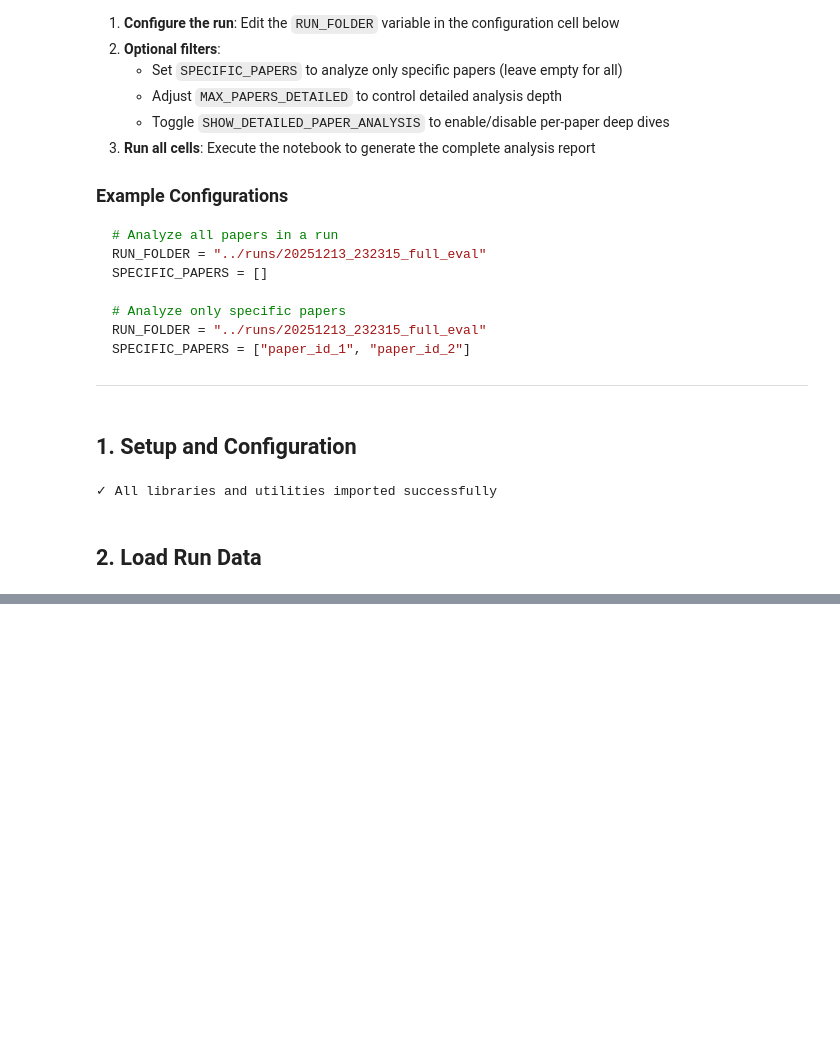
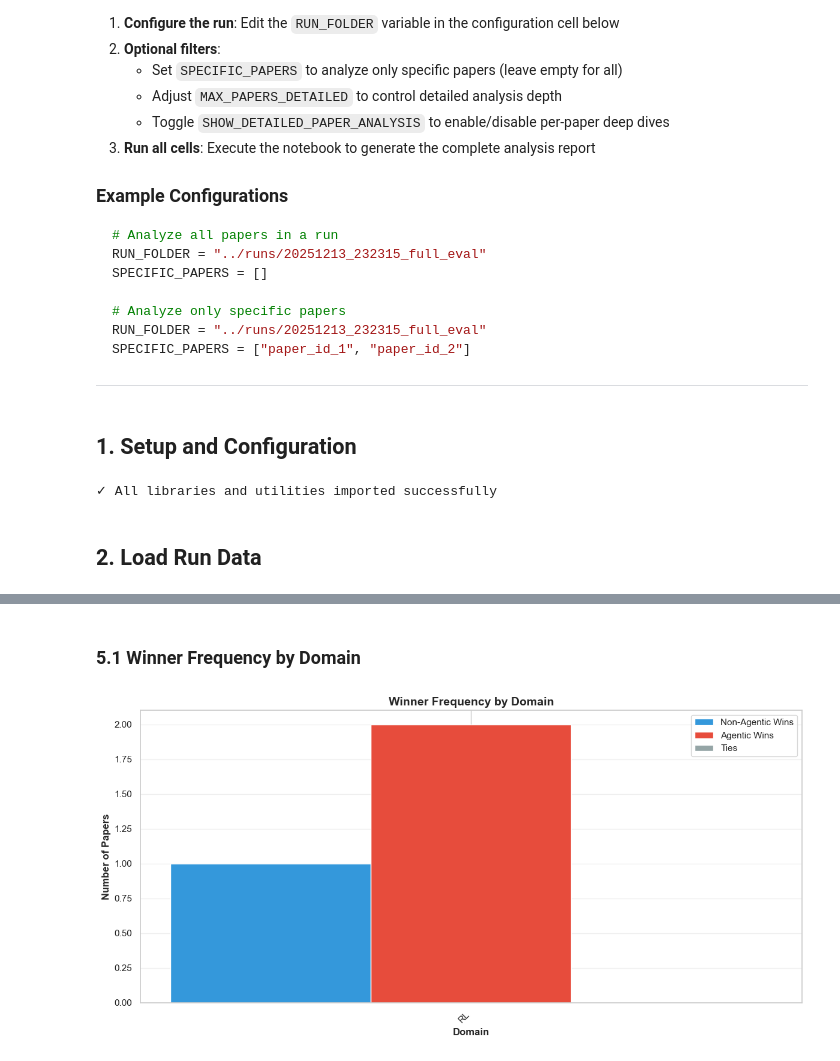
Before and after one commit to abrarmalang/AI-Scientist-v2-EvExDQ, a Jupyter notebook: experimental_setup_eval/notebooks/multi_paper_statistics.ipynb, the cells around one changed output, grey strips where cells are left out. Drawn from its saved outputs; the diff is of its cells as text; code cells hidden in the pictures; blank space fills up the shorter version.

```diff
--- a/experimental_setup_eval/notebooks/multi_paper_statistics.ipynb
+++ b/experimental_setup_eval/notebooks/multi_paper_statistics.ipynb
@@ -192,0 +316,8 @@ Sparks of Artificial General Intelligenc... sparks of artificial general intelli
+# %% [markdown]
+### 5.1 Winner Frequency by Domain
+# %%
+# Figure 5: Winner Frequency by Domain
+fig = plot_winner_by_domain(papers_data)
+plt.show()
+# %% [output]
+[figure, added]
```
Also changed, not shown: parts of 40 cells of this notebook, 4 other files.
